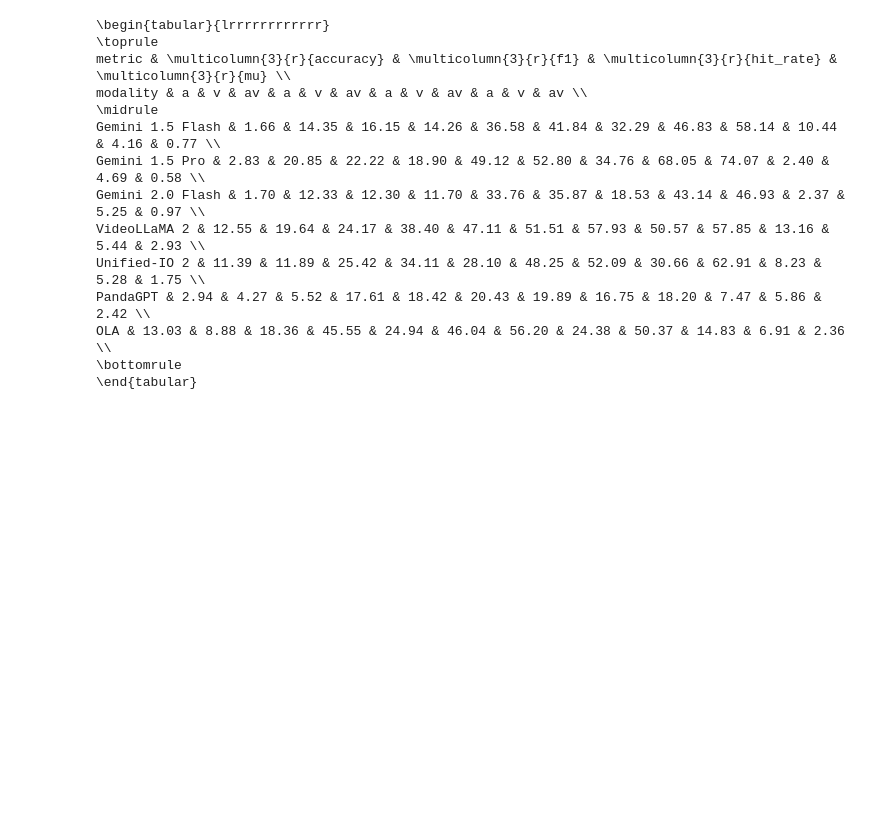
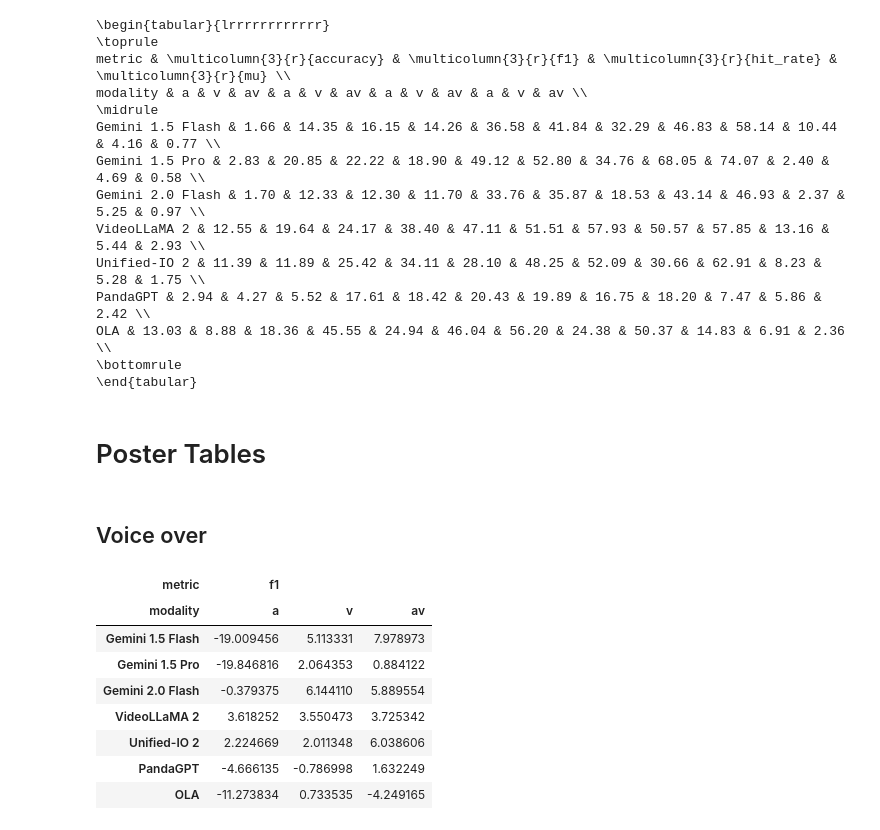
Before and after one commit to Bizilizi/VGGSounder, a Jupyter notebook: experiments/visualisations/metrics.ipynb, the cells around one changed output. Drawn from its saved outputs; the diff is of its cells as text; code cells hidden in the pictures; blank space fills up the shorter version.

```diff
--- a/experiments/visualisations/metrics.ipynb
+++ b/experiments/visualisations/metrics.ipynb
@@ -946,3 +946,70 @@ PandaGPT & 2.94 & 4.27 & 5.52 & 17.61 & 18.42 & 20.43 & 19.89 & 16.75 & 18.20 &
 OLA & 13.03 & 8.88 & 18.36 & 45.55 & 24.94 & 46.04 & 56.20 & 24.38 & 50.37 & 14.83 & 6.91 & 2.36 \\
 \bottomrule
 \end{tabular}
+# %% [markdown]
+# Poster Tables
+# %% [markdown]
+## Voice over
+# %%
+
+from vggsounder.benchmark import benchmark
+from vggsounder.labels import VGGSounder
+
+models_path = "../../supplimentary/models-results"
+csv_path= "../../supplimentary/data/vggsounder+background-music.csv"
+display_names = {
+    "gemini-1.5-flash": "Gemini 1.5 Flash",
+    "gemini-1.5-pro": "Gemini 1.5 Pro",
+    "gemini-2.0-flash": "Gemini 2.0 Flash",
+    "video-llama-2-av": "VideoLLaMA 2",
+    "unified-io-2": "Unified-IO 2",
+    "pandagpt": "PandaGPT",
+    "ola": "OLA",
+}
+
+# no voice over
+vggsounder = VGGSounder(csv_path=csv_path)
+vggsounder.set_meta_filters(voice_over=False)
+no_voice_over_ids = [video.video_id for video in vggsounder]
+
+
+no_voice_over_table = benchmark(
+    models_path=models_path,
+    display_names=display_names,
+    metrics=[
+        ("f1",["a", "v", "av"]),
+    ],
+    subset_ids=no_voice_over_ids,
+    dataset_path=csv_path
+)
+no_voice_over_table
+
+# voice over
+vggsounder.set_meta_filters(voice_over=True)
+voice_over_ids = [video.video_id for video in vggsounder]
+
+
+voice_over_table = benchmark(
+    models_path=models_path,
+    display_names=display_names,
+    metrics=[
+        ("f1",["a", "v", "av"]),
+    ],
+    subset_ids=voice_over_ids,
+    dataset_path=csv_path
+)
+voice_over_table
+
+
+diff_voice_over_table =  no_voice_over_table - voice_over_table
+diff_voice_over_table
+# %% [output]
+| metric | f1 |  |  |
+| modality | a | v | av |
+| Gemini 1.5 Flash | -19.009456 | 5.113331 | 7.978973 |
+| Gemini 1.5 Pro | -19.846816 | 2.064353 | 0.884122 |
+| Gemini 2.0 Flash | -0.379375 | 6.144110 | 5.889554 |
+| VideoLLaMA 2 | 3.618252 | 3.550473 | 3.725342 |
+| Unified-IO 2 | 2.224669 | 2.011348 | 6.038606 |
+| PandaGPT | -4.666135 | -0.786998 | 1.632249 |
+| OLA | -11.273834 | 0.733535 | -4.249165 |
```
Also changed, not shown: parts of 7 cells of this notebook, 2 other files.
